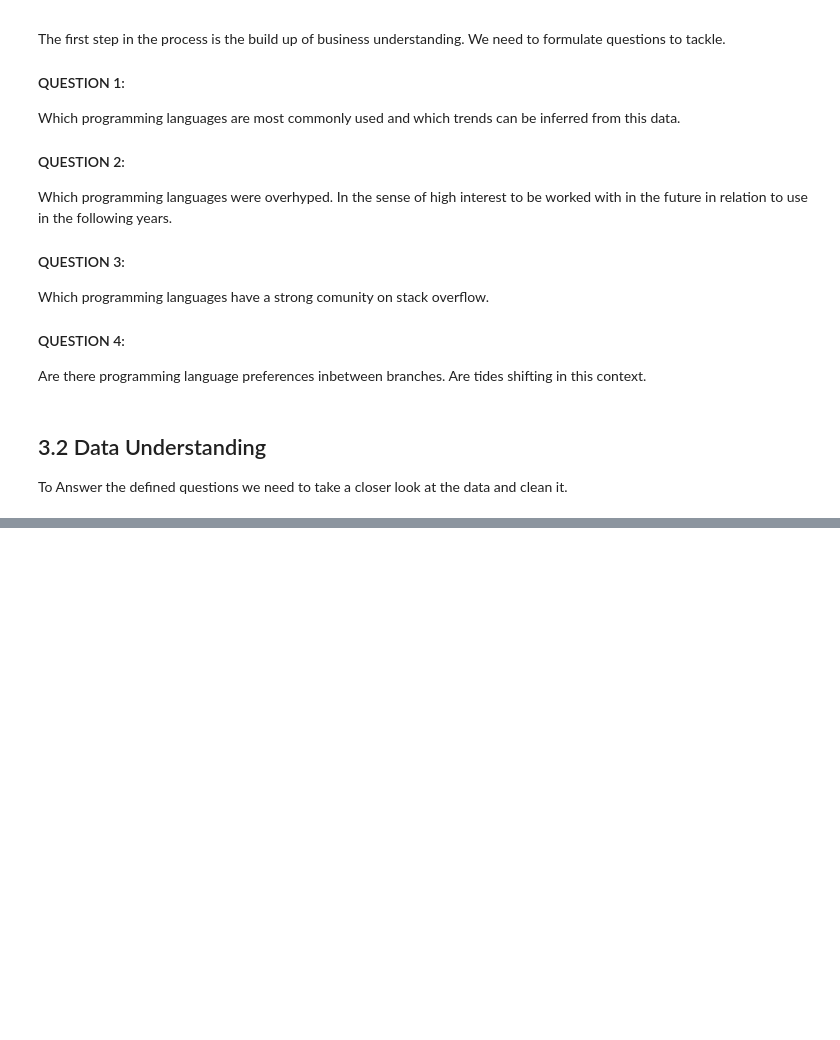
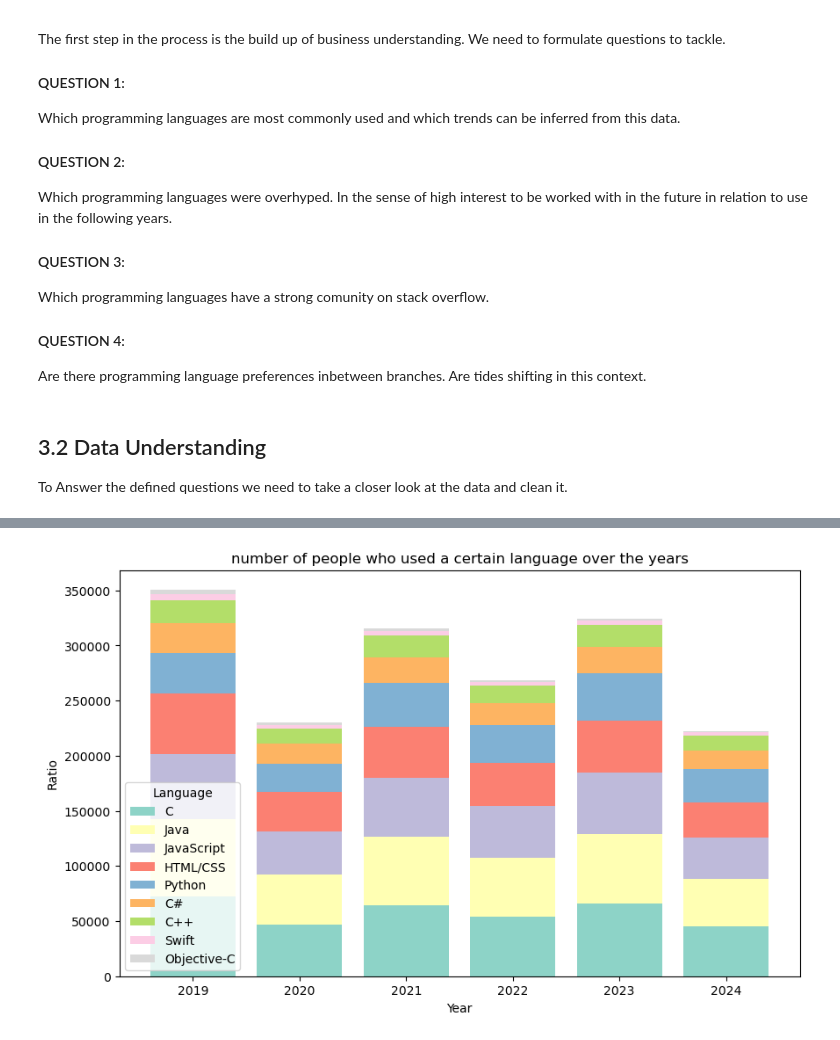
Before and after one commit to AlbertFlatscher/Stackoverflow_Survey_over_Time, a Jupyter notebook: Shifts_in_Programming_Preferences_from_2019_to_2024.ipynb, the cells around one changed output, grey strips where cells are left out. Saved outputs shown, nothing was run; the diff lists cells and outputs as text; code cells hidden in the pictures; blank space fills up the shorter version.

Commit message:
Added more visualisations

```diff
--- a/Shifts_in_Programming_Preferences_from_2019_to_2024.ipynb
+++ b/Shifts_in_Programming_Preferences_from_2019_to_2024.ipynb
@@ -319,0 +283,27 @@ ratio_df = ratio_df.pivot(index='Year', columns='Language', values='Ratio')
+# %%
+# Generate a color palette with a unique color per language
+palette = sns.color_palette("Set3", len(languages_sorted))
+
+# Sort the language list
+languages_sorted = num_df.sum().sort_values(ascending=False).index.to_list()
+
+# set the figure size
+plt.figure(figsize=(10, 6))
+plt.stackplot
+
+# define an array to store the sum of all previous values in the bar
+bottom = np.zeros(len(years))
+for language, color in zip(languages_sorted, palette):
+    plt.bar(num_df.index, num_df[language], bottom=bottom, color=color, label=language)
+    bottom += num_df[language]  # Update bottom to stack next bar on top
+
+# Adding labels and title
+plt.xlabel('Year')
+plt.ylabel('Ratio')
+plt.title('number of people who used a certain language over the years')
+plt.legend(title='Language')
+
+# Show the plot
+plt.show()
+# %% [output]
+[figure, added]
```
Also changed, not shown: parts of 18 cells of this notebook.
